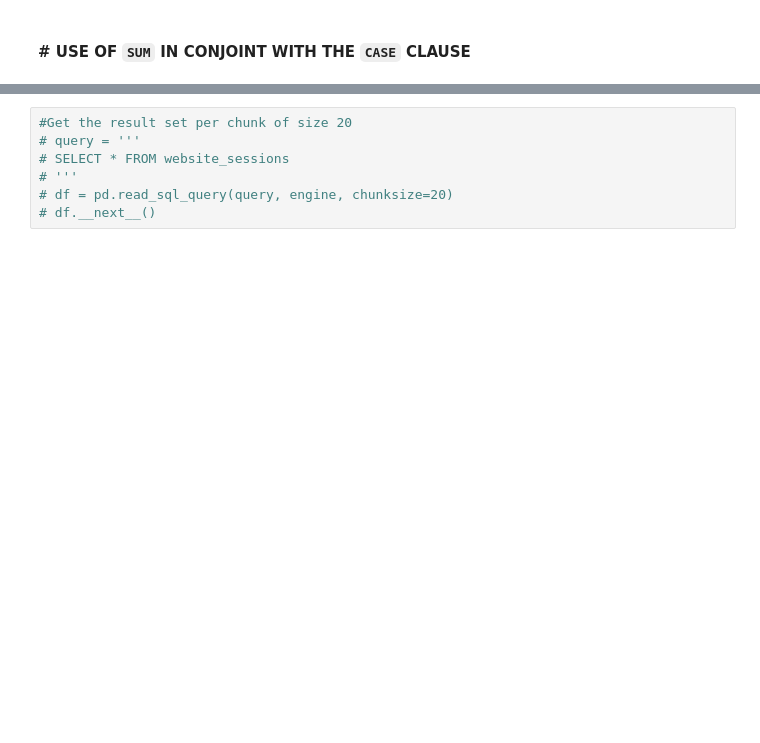
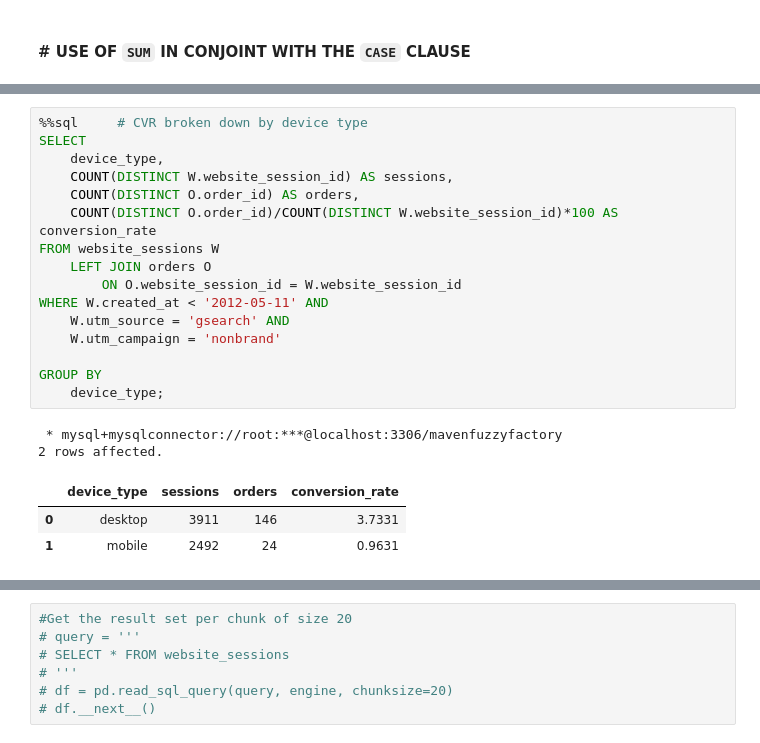
Before and after one commit to naivomah3/sql-data-profiling, a Jupyter notebook: MavenFuzzyFactory - Data Profiling.ipynb, the cells around one changed output, grey strips where cells are left out. Cells and saved outputs as stored; diff of their text form; blank space fills up the shorter version.

```diff
--- a/MavenFuzzyFactory - Data Profiling.ipynb
+++ b/MavenFuzzyFactory - Data Profiling.ipynb
@@ -278,2 +288,24 @@ GROUP BY
 <img src="assets/ass-04.png" width="400" height="300">
 <hr>
+# %%
+%%sql     # CVR broken down by device type
+SELECT
+    device_type,
+    COUNT(DISTINCT W.website_session_id) AS sessions,
+    COUNT(DISTINCT O.order_id) AS orders,
+    COUNT(DISTINCT O.order_id)/COUNT(DISTINCT W.website_session_id)*100 AS conversion_rate
+FROM website_sessions W
+    LEFT JOIN orders O
+        ON O.website_session_id = W.website_session_id
+WHERE W.created_at < '2012-05-11' AND
+    W.utm_source = 'gsearch' AND
+    W.utm_campaign = 'nonbrand'
+
+GROUP BY
+    device_type;
+# %% [output]
+ * mysql+mysqlconnector://root:***@localhost:3306/mavenfuzzyfactory
+2 rows affected.
+|  | device_type | sessions | orders | conversion_rate |
+| 0 | desktop | 3911 | 146 | 3.7331 |
+| 1 | mobile | 2492 | 24 | 0.9631 |
```
Also changed, not shown: parts of 24 cells of this notebook, 2 other files.
